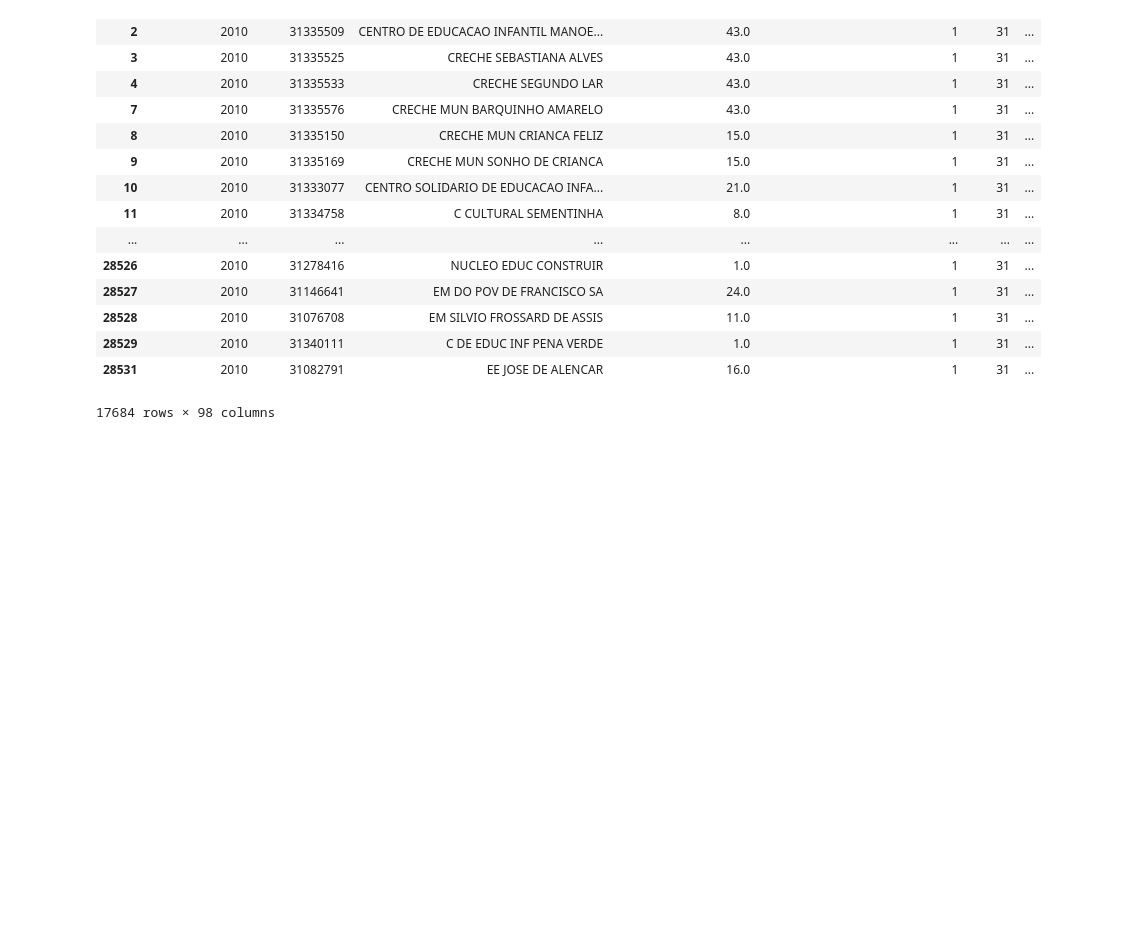
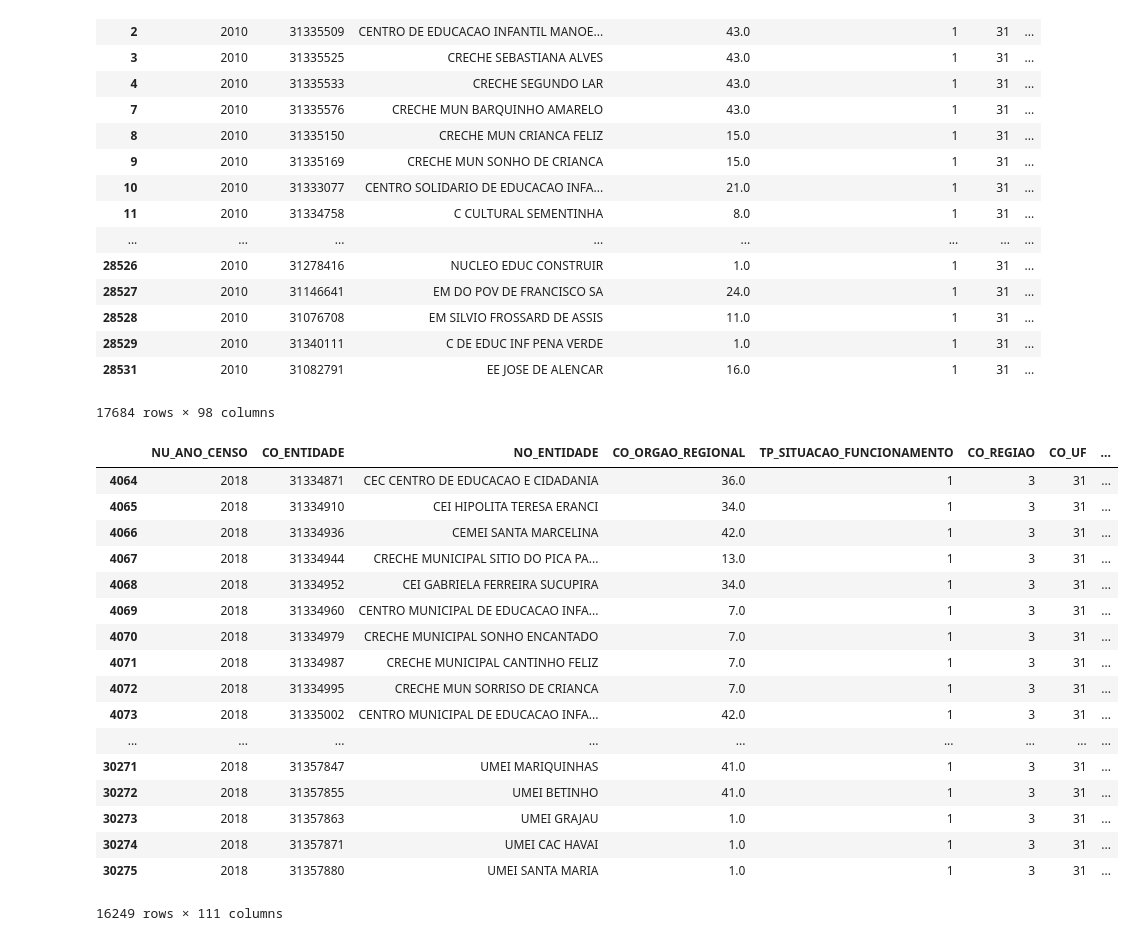
Before and after one commit to martimallow/escola_fechada, a Jupyter notebook: juntando bases.ipynb, the cells around one changed output. Saved outputs shown, nothing was run; the diff lists cells and outputs as text; code cells hidden in the pictures; blank space fills up the shorter version.

Commit message:
adicionando base das escolas que estavam abertas em 2018

```diff
--- a/juntando bases.ipynb
+++ b/juntando bases.ipynb
@@ -75,6 +57,28 @@ abertas2010
 | 28529 | 2010 | 31340111 | C DE EDUC INF PENA VERDE | 1.0 | 1 | 31 | ... |
 | 28531 | 2010 | 31082791 | EE JOSE DE ALENCAR | 16.0 | 1 | 31 | ... |
 17684 rows × 98 columns
+# %%
+abertas2018 = df2018_full[df2018_full['TP_SITUACAO_FUNCIONAMENTO'] == 1]
+abertas2018
+# %% [output]
+|  | NU_ANO_CENSO | CO_ENTIDADE | NO_ENTIDADE | CO_ORGAO_REGIONAL | TP_SITUACAO_FUNCIONAMENTO | CO_REGIAO | CO_UF | ... |
+| 4064 | 2018 | 31334871 | CEC CENTRO DE EDUCACAO E CIDADANIA | 36.0 | 1 | 3 | 31 | ... |
+| 4065 | 2018 | 31334910 | CEI HIPOLITA TERESA ERANCI | 34.0 | 1 | 3 | 31 | ... |
+| 4066 | 2018 | 31334936 | CEMEI SANTA MARCELINA | 42.0 | 1 | 3 | 31 | ... |
+| 4067 | 2018 | 31334944 | CRECHE MUNICIPAL SITIO DO PICA PA... | 13.0 | 1 | 3 | 31 | ... |
+| 4068 | 2018 | 31334952 | CEI GABRIELA FERREIRA SUCUPIRA | 34.0 | 1 | 3 | 31 | ... |
+| 4069 | 2018 | 31334960 | CENTRO MUNICIPAL DE EDUCACAO INFA... | 7.0 | 1 | 3 | 31 | ... |
+| 4070 | 2018 | 31334979 | CRECHE MUNICIPAL SONHO ENCANTADO | 7.0 | 1 | 3 | 31 | ... |
+| 4071 | 2018 | 31334987 | CRECHE MUNICIPAL CANTINHO FELIZ | 7.0 | 1 | 3 | 31 | ... |
+| 4072 | 2018 | 31334995 | CRECHE MUN SORRISO DE CRIANCA | 7.0 | 1 | 3 | 31 | ... |
+| 4073 | 2018 | 31335002 | CENTRO MUNICIPAL DE EDUCACAO INFA... | 42.0 | 1 | 3 | 31 | ... |
+| ... | ... | ... | ... | ... | ... | ... | ... | ... |
+| 30271 | 2018 | 31357847 | UMEI MARIQUINHAS | 41.0 | 1 | 3 | 31 | ... |
+| 30272 | 2018 | 31357855 | UMEI BETINHO | 41.0 | 1 | 3 | 31 | ... |
+| 30273 | 2018 | 31357863 | UMEI GRAJAU | 1.0 | 1 | 3 | 31 | ... |
+| 30274 | 2018 | 31357871 | UMEI CAC HAVAI | 1.0 | 1 | 3 | 31 | ... |
+| 30275 | 2018 | 31357880 | UMEI SANTA MARIA | 1.0 | 1 | 3 | 31 | ... |
+16249 rows × 111 columns
 # %%
 abertas2010['infra'] = abertas2010.IN_AGUA_FILTRADA+abertas2010.IN_ENERGIA_REDE_PUBLICA
 +abertas2010.IN_ESGOTO_REDE_PUBLICA+abertas2010.IN_LIXO_COLETA_PERIODICA
```
Also changed, not shown: parts of 6 cells of this notebook, 1 other file.
